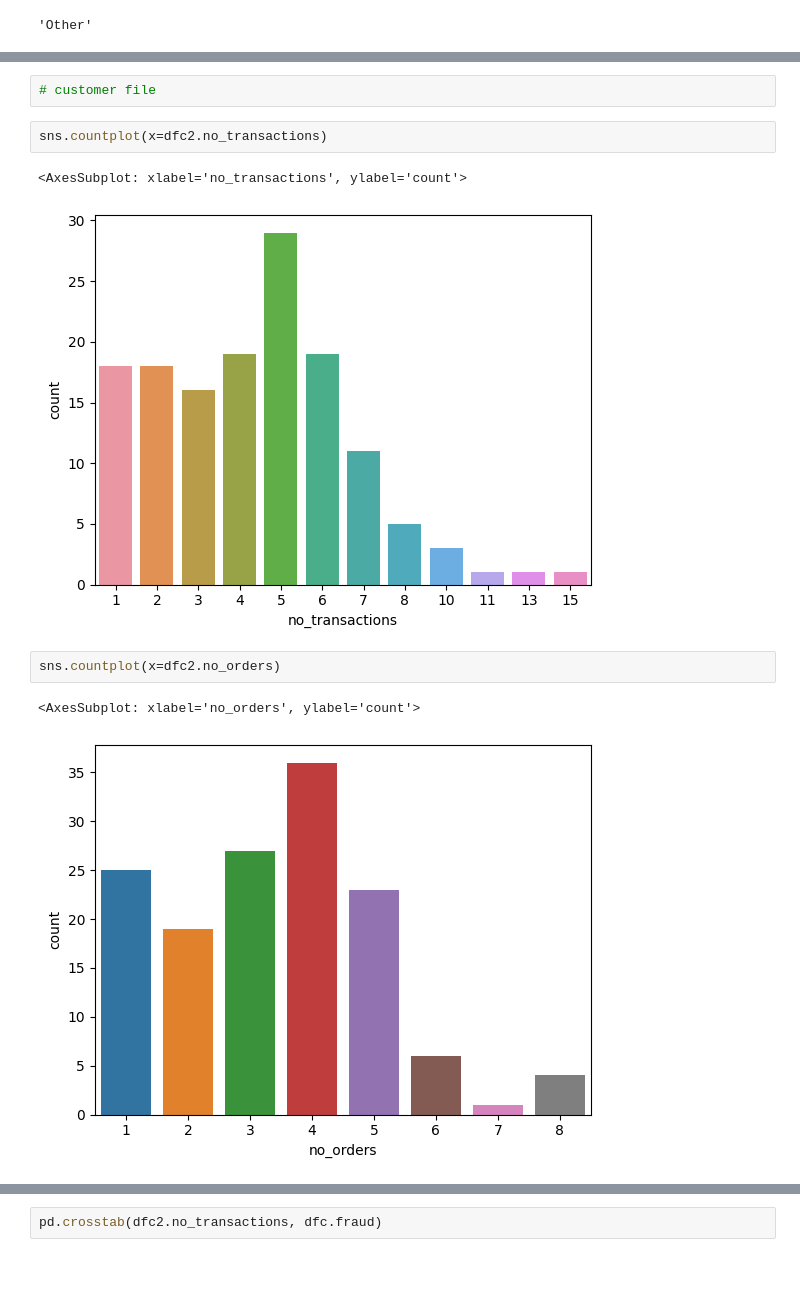
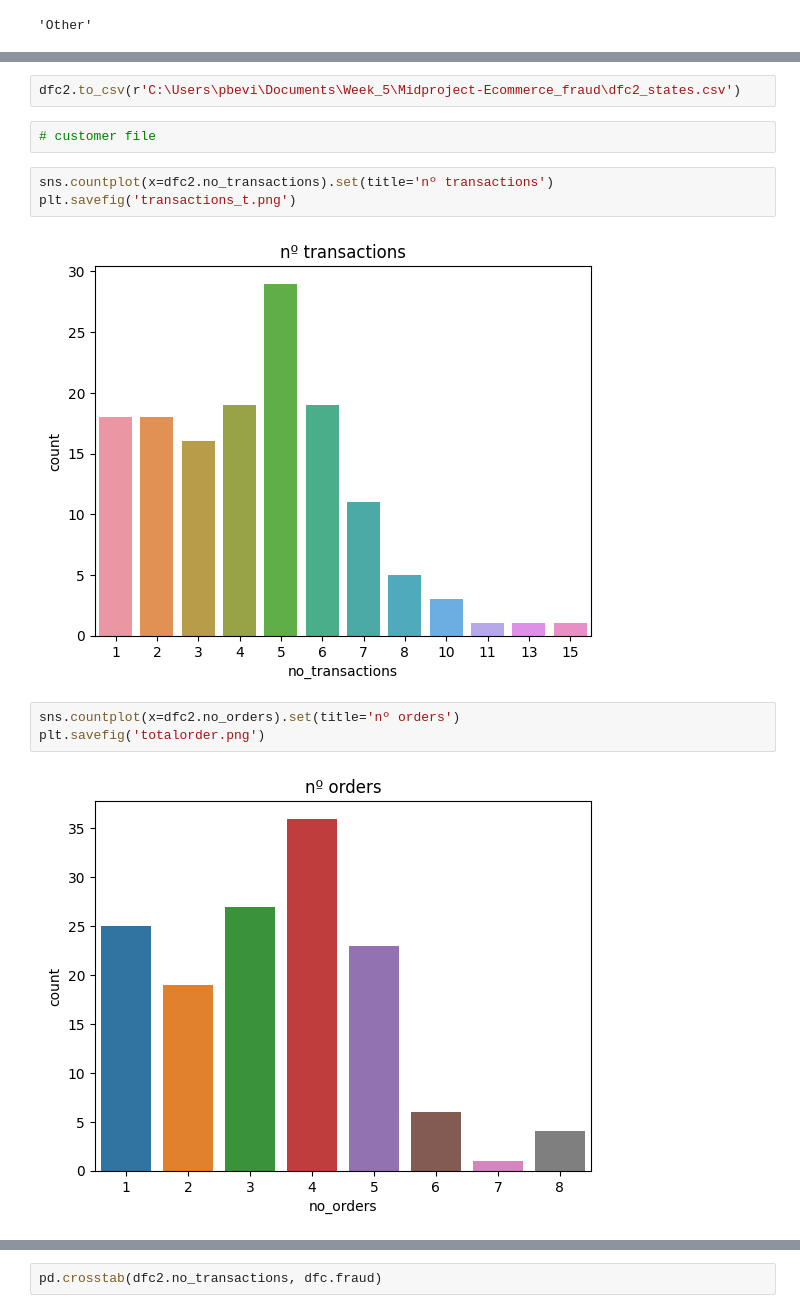
Before and after one commit to Paulabvc/Midproject-Ecommerce_fraud, a Jupyter notebook: notebooks/Proj.1.ipynb, the cells around one changed output, grey strips where cells are left out. Drawn from its saved outputs; the diff is of its cells as text; blank space fills up the shorter version.

```diff
--- a/notebooks/Proj.1.ipynb
+++ b/notebooks/Proj.1.ipynb
@@ -377,16 +377,18 @@ See the caveats in the documentation: https://pandas.pydata.org/pandas-docs/stab
 | 2 | 2 | andersonwilliam@yahoo.com | 024.420.0375 | 4m7h5ipl1shyavt6vv2r | 67b7:3db8:67e0:3bea:b9d0:90c1:2b6... | ... |
 | 3 | 3 | rubenjuarez@yahoo.com | 670.664.8168x94985 | slovx60t0i558may4ks0 | 95de:8565:5a66:792c:26e0:6cfb:7d8... | ... |
 | 4 | 4 | uchen@malone.com | 1-981-877-0870 | j0pd24k5h8dl2fqu0cz4 | 196.89.235.192 | ... |
+# %%
+dfc2.to_csv(r'C:\Users\pbevi\Documents\Week_5\Midproject-Ecommerce_fraud\dfc2_states.csv')
 # %%
 # customer file
 # %%
-sns.countplot(x=dfc2.no_transactions)
+sns.countplot(x=dfc2.no_transactions).set(title='nº transactions')
+plt.savefig('transactions_t.png')
 # %% [output]
-<AxesSubplot: xlabel='no_transactions', ylabel='count'>
-[figure, old version]
+[figure, new version]
 # %%
-sns.countplot(x=dfc2.no_orders)
+sns.countplot(x=dfc2.no_orders).set(title='nº orders')
+plt.savefig('totalorder.png')
 # %% [output]
-<AxesSubplot: xlabel='no_orders', ylabel='count'>
-[figure, old version]
+[figure, new version]
 # %%
```
Also changed, not shown: parts of 52 cells of this notebook, 34 other files.
